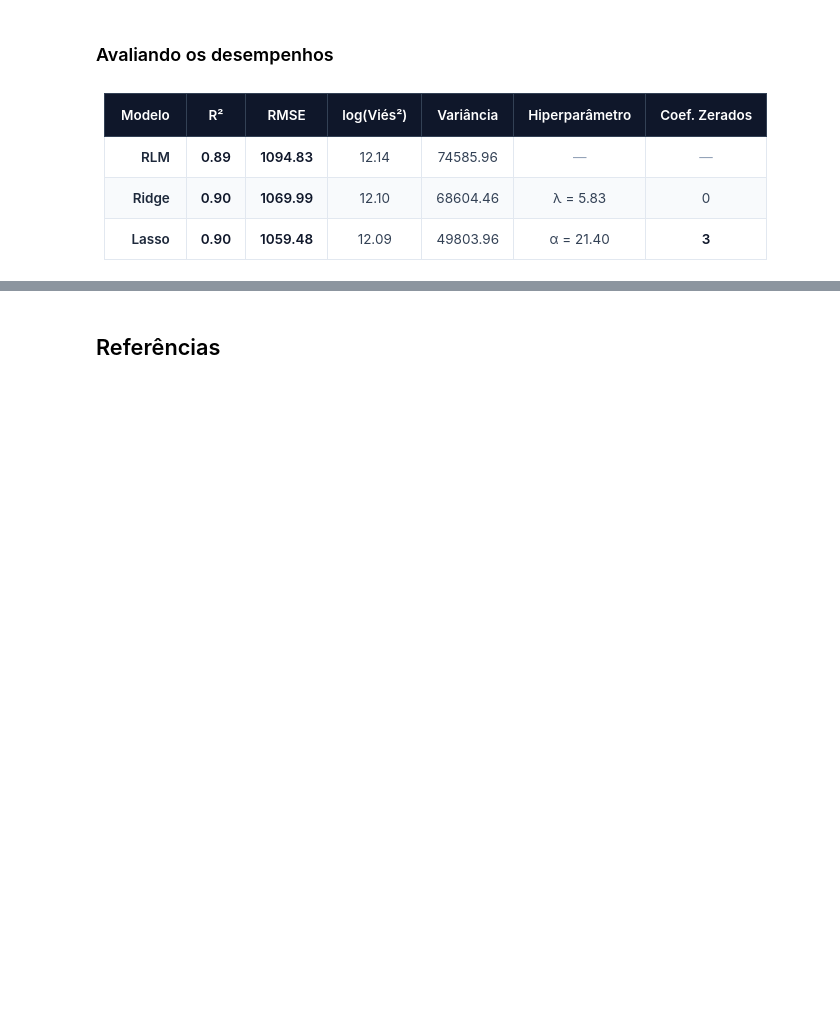
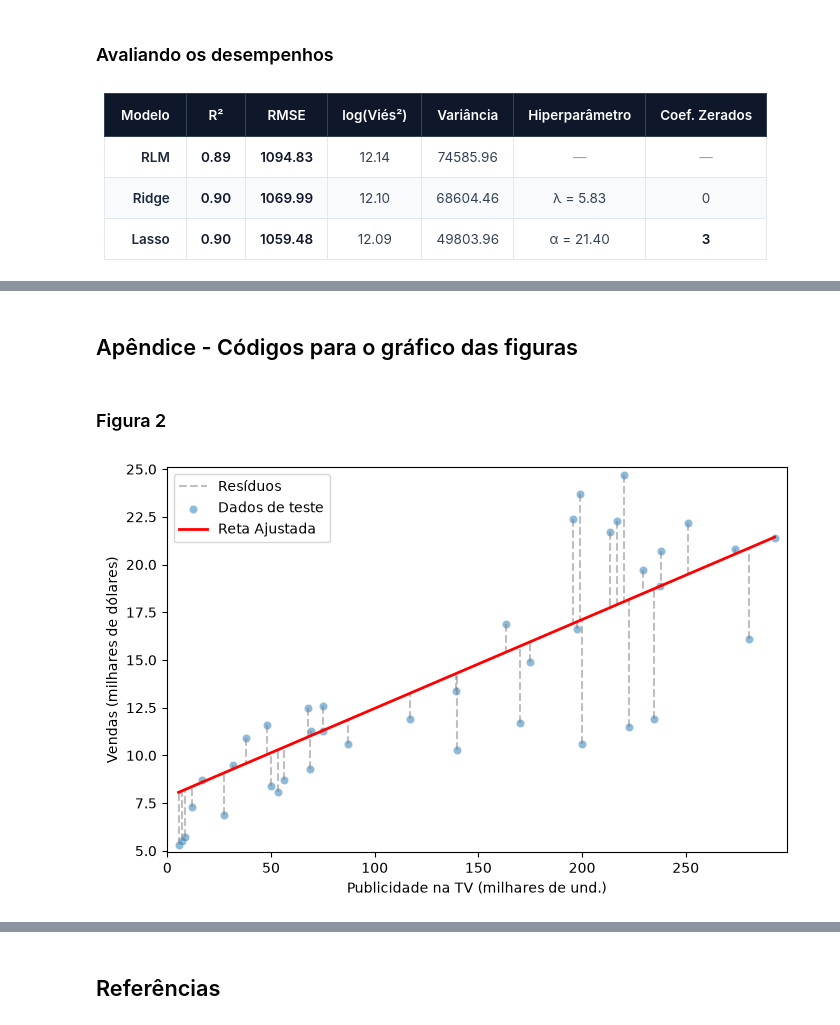
Before and after one commit to cg-oc/machine-learning, a Jupyter notebook: reguL1_L2.ipynb, the cells around one changed output, grey strips where cells are left out. Saved outputs shown, nothing was run; the diff lists cells and outputs as text; code cells hidden in the pictures; blank space fills up the shorter version.

```diff
--- a/reguL1_L2.ipynb
+++ b/reguL1_L2.ipynb
@@ -909,0 +1302,16 @@ Coeficientes zerados: 1
+# %%
+TAMANHO_TESTE = 0.995
+SEMENTE = 42
+
+indices = df.index
+indices_treino, indices_teste = train_test_split(
+    indices, test_size=TAMANHO_TESTE,
+    random_state=SEMENTE
+)
+
+# Atribuição de cada conjunto correspondente
+X_treino = df.loc[indices_treino]
+X_teste = df.loc[indices_teste]
+
+y_treino = y.loc[indices_treino]
+y_teste = y.loc[indices_teste]
@@ -909,0 +1451,31 @@ Coeficientes zerados: 1
+# %% [markdown]
+## Apêndice - Códigos para o gráfico das figuras
+# %% [markdown]
+### Figura 2
+# %%
+import matplotlib.pyplot as plt
+import seaborn as sns
+
+# Ajustes visuais
+plt.figure(figsize=(8, 5))
+plt.margins(x=0.02, y=0.02)
+plt.xlabel("Publicidade na TV (milhares de und.)")
+plt.ylabel("Vendas (milhares de dólares)")
+
+# Adicionando cada linha dos reísudos (IA)
+plt.vlines(
+    x=x_teste,
+    ymin=y_teste,
+    ymax=previsao,
+    colors="gray",
+    linestyles="dashed",
+    alpha=0.5,
+    label="Resíduos",
+)
+plt.legend()
+
+# Plota dados de entrada e reta ajustada
+eixo = sns.scatterplot(x=x_teste, y=y_teste, alpha=0.5, label="Dados de teste")
+sns.lineplot(x=x_teste, y=previsao, color="red", linewidth=2, label="Reta Ajustada");
+# %% [output]
+[figure, added]
```
Also changed, not shown: parts of 90 cells of this notebook, 3 other files.
